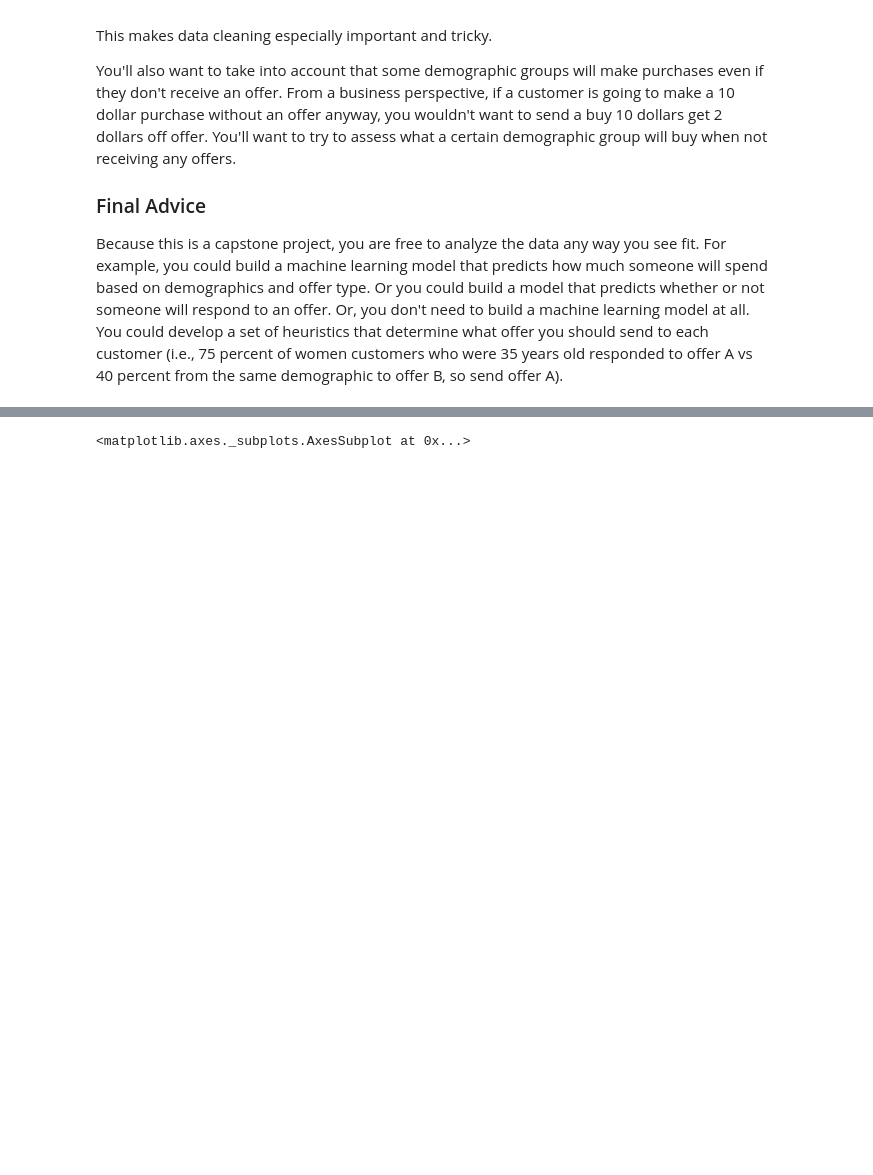
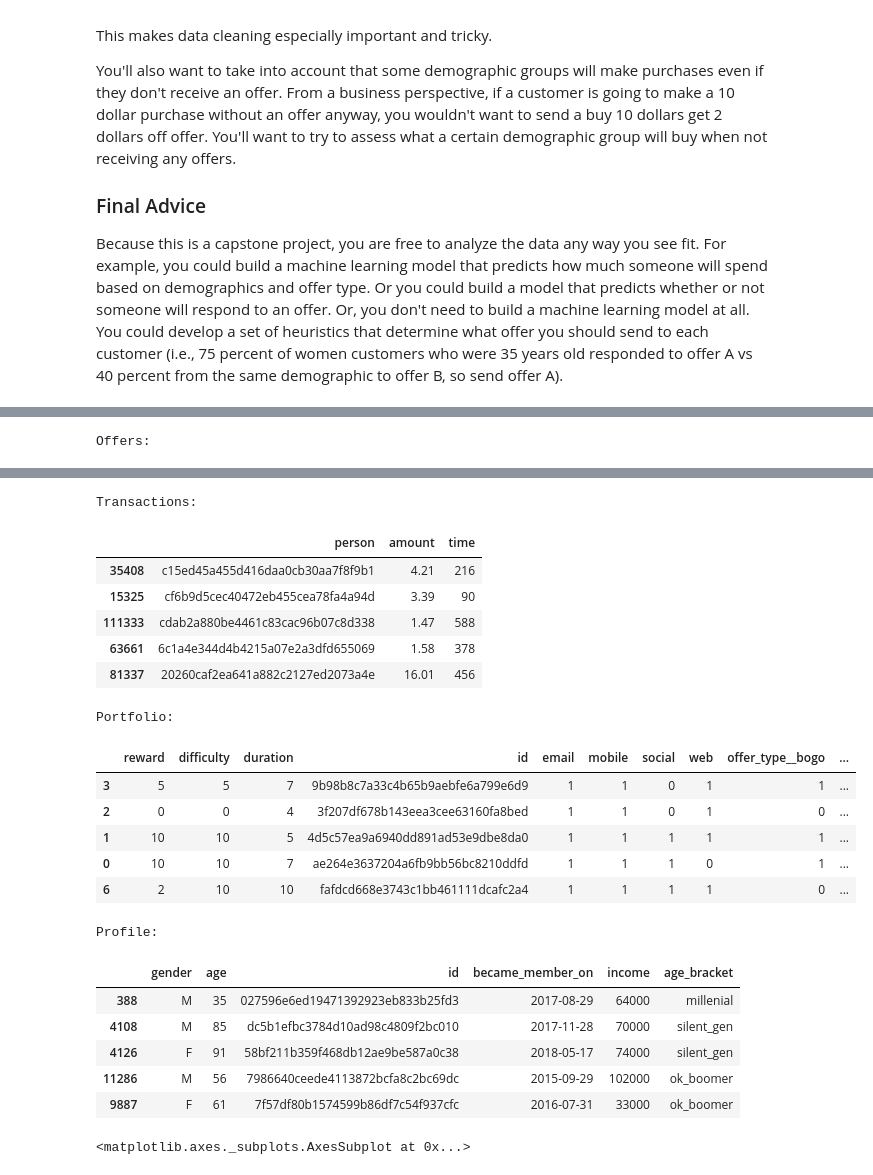
Before and after one commit to jmnickerson05/udacity_starbucks_capstone, a Jupyter notebook: Starbucks_Capstone_notebook.ipynb, the cells around one changed output, grey strips where cells are left out. Cells and saved outputs as stored; diff of their text form; code cells hidden in the pictures; blank space fills up the shorter version.

```diff
--- a/Starbucks_Capstone_notebook.ipynb
+++ b/Starbucks_Capstone_notebook.ipynb
@@ -190,15 +194,0 @@ profile.sample(5)
-# %%
-def clean_portfolio():
-    portfolio = to_df('select * from portfolio')
-    portfolio.channels = portfolio.channels.apply(json.loads)
-    portfolio.channels = portfolio.channels.apply(lambda x: sorted(x))
-    'Example adapted from: https://stackoverflow.com/questions/29034928/pandas-convert-a-column-of-list-to-dummies'
-    _ = pd.get_dummies(portfolio.channels.apply(pd.Series).stack()).sum(level=0)
-    portfolio[list(_)] = _
-    portfolio = portfolio.drop(columns=['channels'])
-    portfolio.offer_type = portfolio.offer_type.astype('category')
-    return portfolio
-
-# portfolio = pd.read_json('data/portfolio.json', orient='records', lines=True)
-portfolio = clean_portfolio()
-portfolio
@@ -216,0 +203,14 @@ portfolio
+# %%
+"""TODO:
+- (Optional) - Add exploratory visualizations. Distributions, correlation matrix to check for colinearity, scatterplot etc..
+- Change age bracket to bins and use get_dummies
+- Change reward to binary?? (look to see if Reward only goes with one type of offer)
+- Normalize / standarize numeric features
+- Join all the datasets
+"""
+print('Offers:\n'); display(offers.sample(5))
+print('Transactions:\n'); display(transactions.sample(5))
+print('Portfolio:\n'); display(portfolio.sample(5))
+print('Profile:\n'); display(profile.sample(5))
+# %% [output]
+Offers:
@@ -217,3 +223,24 @@ portfolio
+Transactions:
+|  | person | amount | time |
+| 35408 | c15ed45a455d416daa0cb30aa7f8f9b1 | 4.21 | 216 |
+| 15325 | cf6b9d5cec40472eb455cea78fa4a94d | 3.39 | 90 |
+| 111333 | cdab2a880be4461c83cac96b07c8d338 | 1.47 | 588 |
+| 63661 | 6c1a4e344d4b4215a07e2a3dfd655069 | 1.58 | 378 |
+| 81337 | 20260caf2ea641a882c2127ed2073a4e | 16.01 | 456 |
+Portfolio:
+|  | reward | difficulty | duration | id | email | mobile | social | web | offer_type__bogo | ... |
+| 3 | 5 | 5 | 7 | 9b98b8c7a33c4b65b9aebfe6a799e6d9 | 1 | 1 | 0 | 1 | 1 | ... |
+| 2 | 0 | 0 | 4 | 3f207df678b143eea3cee63160fa8bed | 1 | 1 | 0 | 1 | 0 | ... |
+| 1 | 10 | 10 | 5 | 4d5c57ea9a6940dd891ad53e9dbe8da0 | 1 | 1 | 1 | 1 | 1 | ... |
+| 0 | 10 | 10 | 7 | ae264e3637204a6fb9bb56bc8210ddfd | 1 | 1 | 1 | 0 | 1 | ... |
+| 6 | 2 | 10 | 10 | fafdcd668e3743c1bb461111dcafc2a4 | 1 | 1 | 1 | 1 | 0 | ... |
+Profile:
+|  | gender | age | id | became_member_on | income | age_bracket |
+| 388 | M | 35 | 027596e6ed19471392923eb833b25fd3 | 2017-08-29 | 64000 | millenial |
+| 4108 | M | 85 | dc5b1efbc3784d10ad98c4809f2bc010 | 2017-11-28 | 70000 | silent_gen |
+| 4126 | F | 91 | 58bf211b359f468db12ae9be587a0c38 | 2018-05-17 | 74000 | silent_gen |
+| 11286 | M | 56 | 7986640ceede4113872bcfa8c2bc69dc | 2015-09-29 | 102000 | ok_boomer |
+| 9887 | F | 61 | 7f57df80b1574599b86df7c54f937cfc | 2016-07-31 | 33000 | ok_boomer |
 # %%
 profile.groupby(profile.became_member_on.dt.year).count()['age'].plot()
 # %% [output]
```
Also changed, not shown: parts of 9 cells of this notebook.
